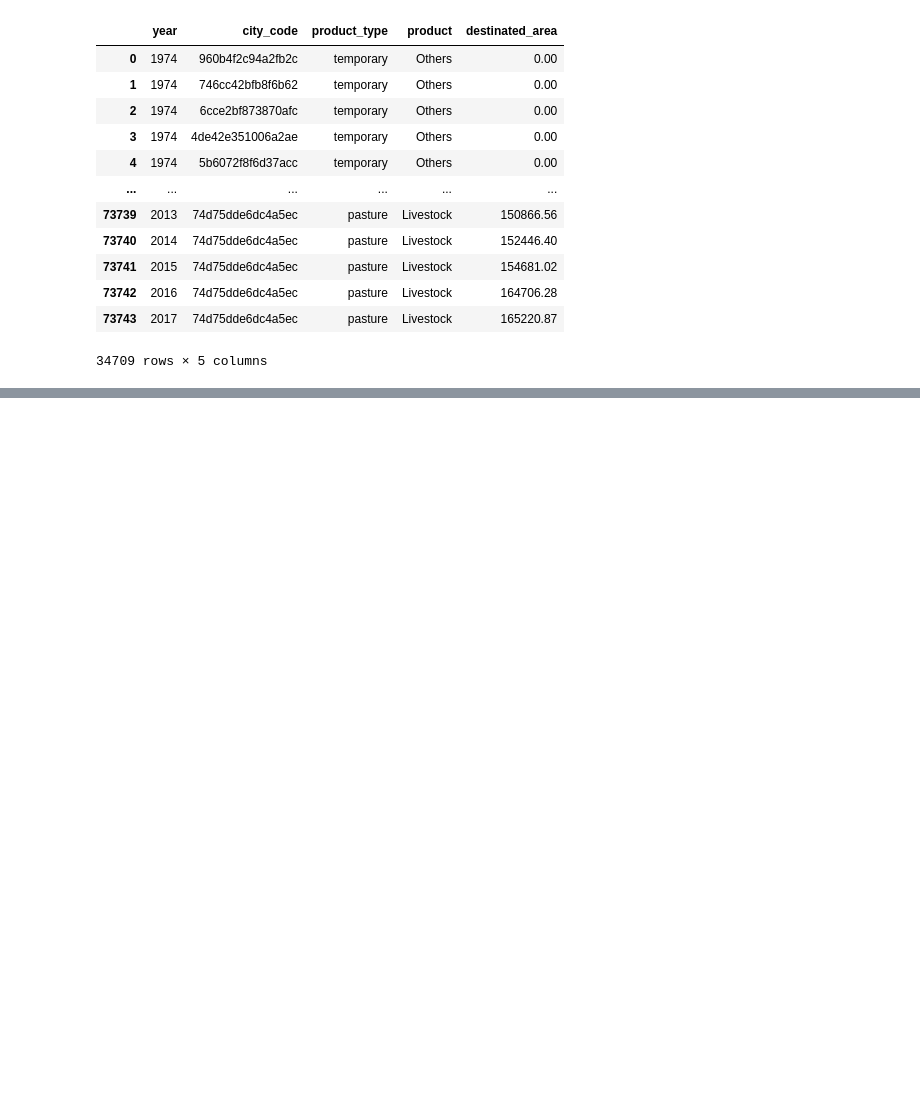
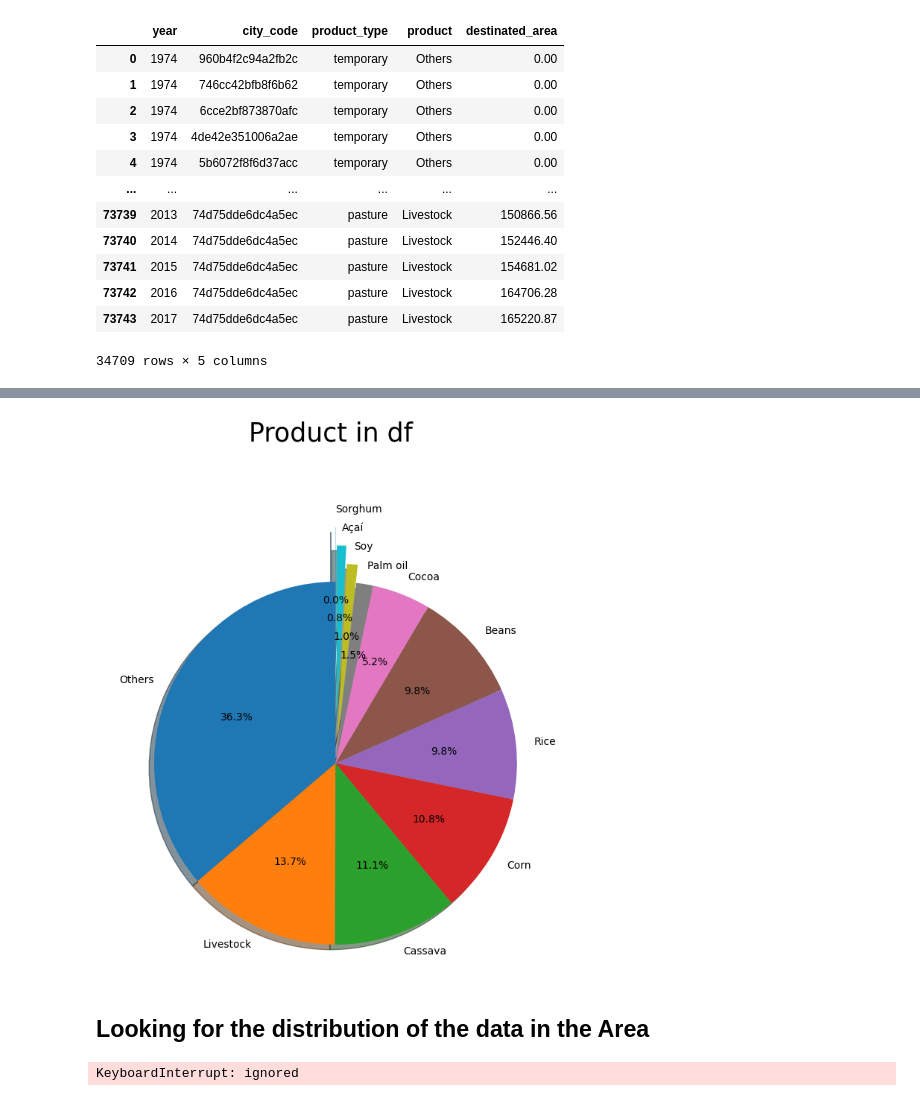
Before and after one commit to RicardoMourao-py/Bain, a Jupyter notebook: inicio.ipynb, the cells around one changed output, grey strips where cells are left out. Drawn from its saved outputs; the diff is of its cells as text; code cells hidden in the pictures; blank space fills up the shorter version.

```diff
--- a/inicio.ipynb
+++ b/inicio.ipynb
@@ -249,0 +270,22 @@ df
+# %%
+plt.figure(figsize=(8,8))
+plt.title('Product in df \n\n',size=25)
+plt.pie(df['product'].value_counts(),labels=df['product'].value_counts().index,
+        explode= [0,0,0,0,0,0,0,0,0.1,0.2,0.3],autopct='%1.1f%%',shadow=True, startangle=90,
+       textprops={'size':10})
+plt.axis('equal')  # Equal aspect ratio ensures that pie is drawn as a circle.
+plt.style.use('default')
+plt.show()
+# %% [output]
+[figure, added]
+# %% [markdown]
+## Looking for the distribution of the data in the Area
+# %%
+plt.figure(figsize = (15,5))
+columns = [column for column in df.columns if column!='destinated_area']
+for column, number in zip(columns,range(0,len(columns))):
+  plt.subplot(2,2,number+1)
+  sns.countplot(df.destinated_area,hue=df[column])
+plt.show()
+# %% [output]
+KeyboardInterrupt: ignored
```
Also changed, not shown: parts of 14 cells of this notebook.
